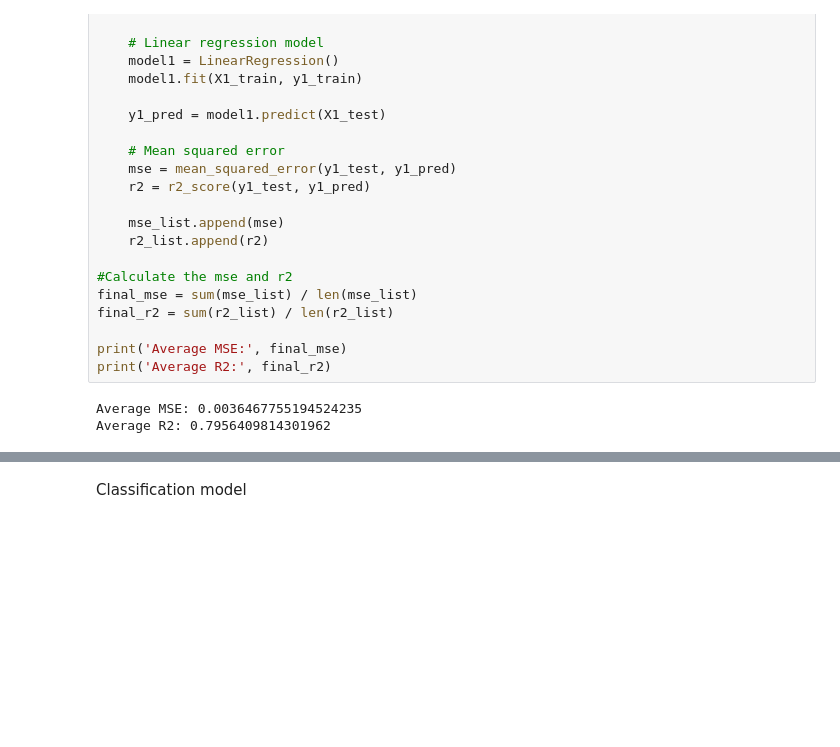
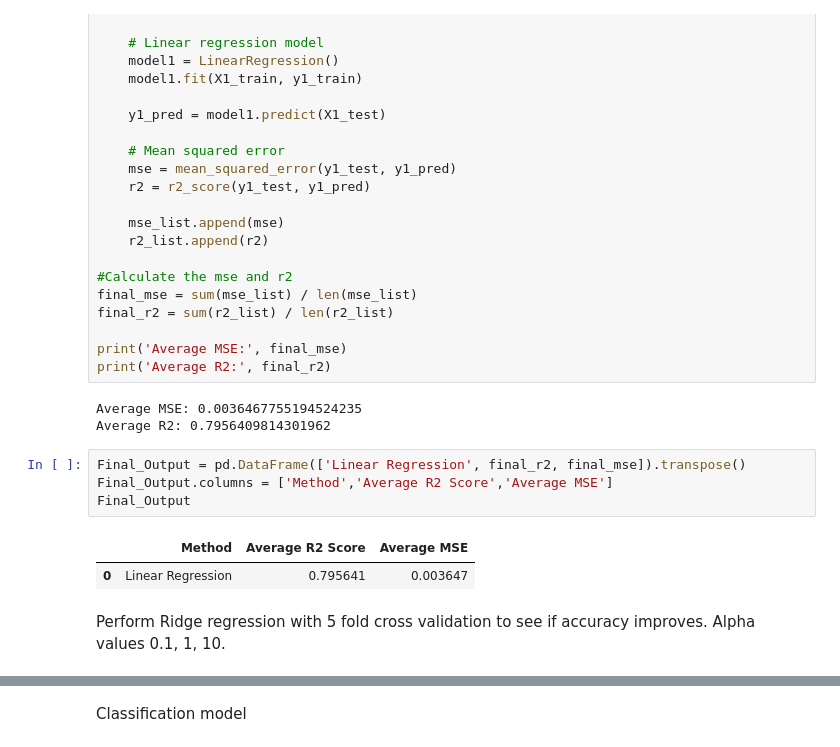
Before and after one commit to shashankvankadari/Predicting-sleep-efficiency, a Jupyter notebook: DSCI441_FinalProject.ipynb, the cells around one changed output, grey strips where cells are left out. Cells and saved outputs as stored; diff of their text form; blank space fills up the shorter version.

```diff
--- a/DSCI441_FinalProject.ipynb
+++ b/DSCI441_FinalProject.ipynb
@@ -271,3 +271,13 @@ print('Average R2:', final_r2)
 # %% [output]
 Average MSE: 0.0036467755194524235
 Average R2: 0.7956409814301962
+# %%
+Final_Output = pd.DataFrame(['Linear Regression', final_r2, final_mse]).transpose()
+Final_Output.columns = ['Method','Average R2 Score','Average MSE']
+Final_Output
+# %% [output]
+|  | Method | Average R2 Score | Average MSE |
+| 0 | Linear Regression | 0.795641 | 0.003647 |
+# %% [markdown]
+Perform Ridge regression with 5 fold cross validation to see if accuracy improves.
+Alpha values 0.1, 1, 10.
```
Also changed, not shown: parts of 12 cells of this notebook.
